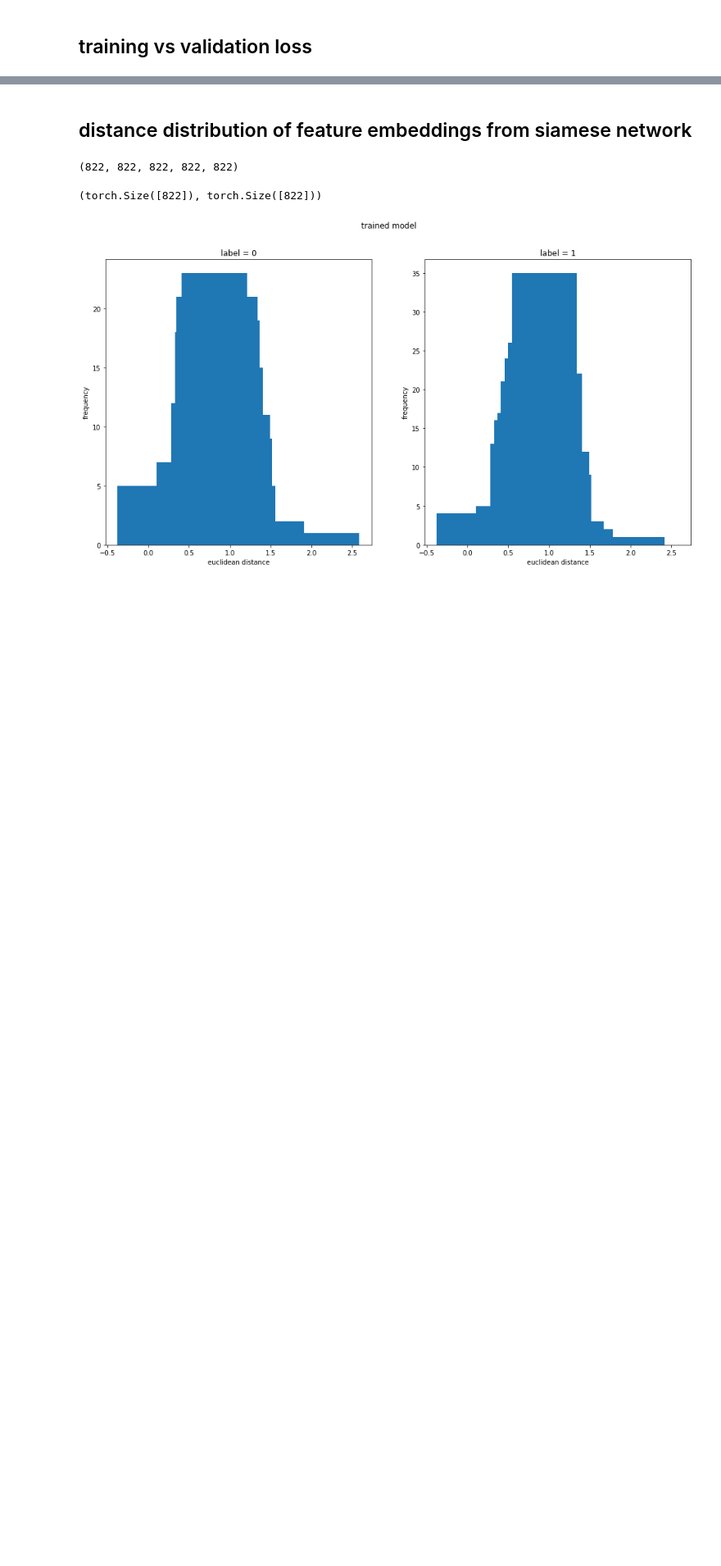
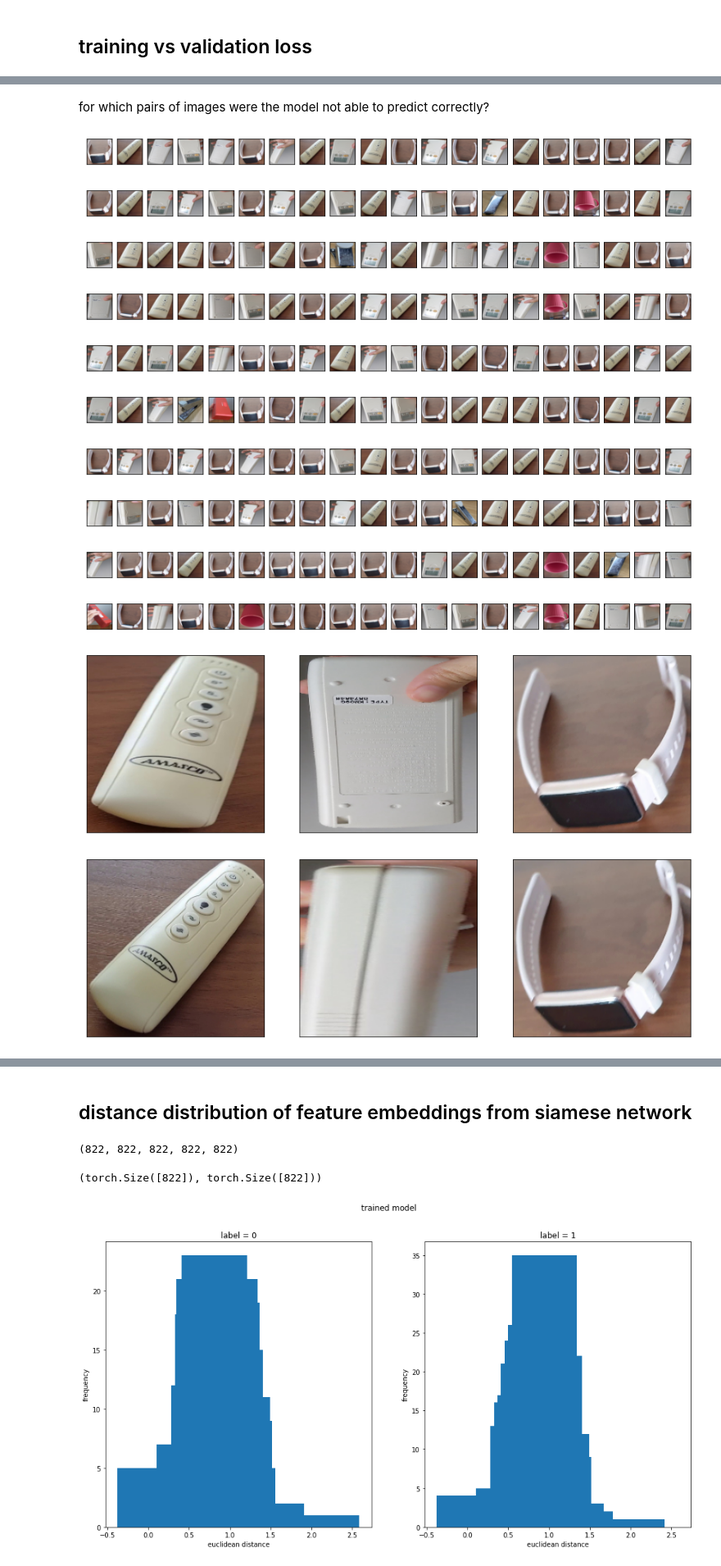
Before and after one commit to rchllllll/cp5105-capstone-proj, a Jupyter notebook: visualisation.ipynb, the cells around one changed output, grey strips where cells are left out. Shown at 82% size. Cells and saved outputs as stored; diff of their text form; code cells hidden in the pictures; blank space fills up the shorter version.

```diff
--- a/visualisation.ipynb
+++ b/visualisation.ipynb
@@ -97,0 +147,9 @@ plt.show()
+# %%
+e = 100
+
+model = SiameseModel()
+model.load_state_dict(torch.load(f'/content/drive/MyDrive/capstone/model/{m}_e{e}_b{b}_lr{l}_num{n}_emb{eb}.pth'))
+model.to(DEVICE)
+
+baseline_model = SiameseModel()
+baseline_model.to(DEVICE)
@@ -97,0 +175,12 @@ plt.show()
+# %%
+TEST_DATA_DIR = "./drive/MyDrive/capstone/test/"
+TEST_SAMPLES = 512
+
+transforms = nn.Sequential(
+  T.Resize((228, 228))
+)
+
+testset = SiameseDataset(images_folder_path=TEST_DATA_DIR, transform=transforms, num_samples=TEST_SAMPLES)
+testloader = DataLoader(testset, shuffle = True, batch_size = b)
+
+threshold = 0.5
@@ -97,0 +247,30 @@ plt.show()
+# %% [markdown]
+for which pairs of images were the model not able to predict correctly?
+# %%
+def show(imgs):
+  fix, axs = plt.subplots(ncols=len(imgs), squeeze=False)
+  fix.set_figheight(8)
+  fix.set_figwidth(15)
+  for i, img in enumerate(imgs):
+    img = T.ToPILImage()(img.to(DEVICE))
+    axs[0, i].imshow(np.asarray(img))
+    axs[0, i].set(xticklabels=[], yticklabels=[], xticks=[], yticks=[])
+# %%
+num_img_per_row = 20
+num_loop = img0_wrong.shape[0] // num_img_per_row + 1
+for i in range(num_loop):
+  show(img0_wrong[i*num_img_per_row:i*num_img_per_row+num_img_per_row])
+  show(img1_wrong[i*num_img_per_row:i*num_img_per_row+num_img_per_row])
+# %% [output]
+[figure, added]
+[figure, added]
+[figure, added]
+[figure, added]
+[figure, added]
+[figure, added]
+[figure, added]
+[figure, added]
+[figure, added]
+[figure, added]
+[figure, added]
+[figure, added]
```
Also changed, not shown: parts of 22 cells of this notebook.
